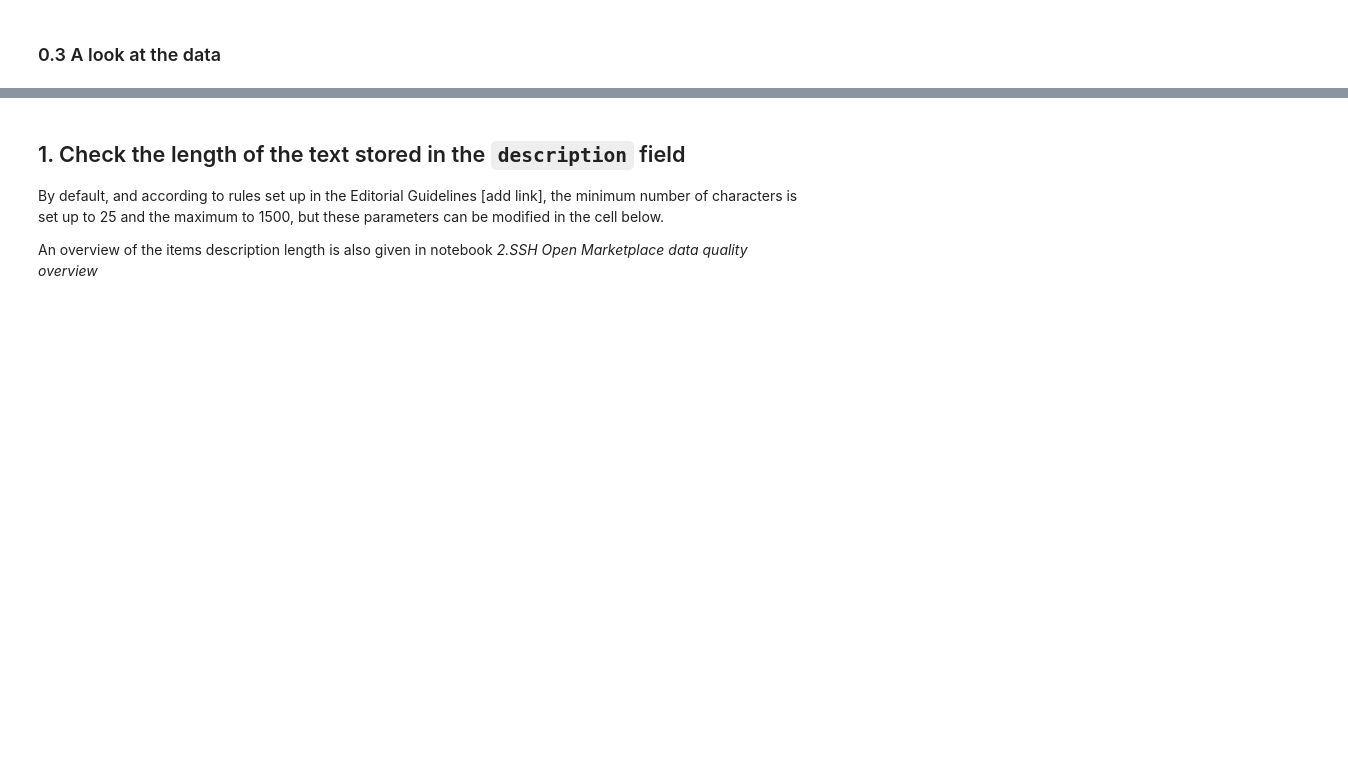
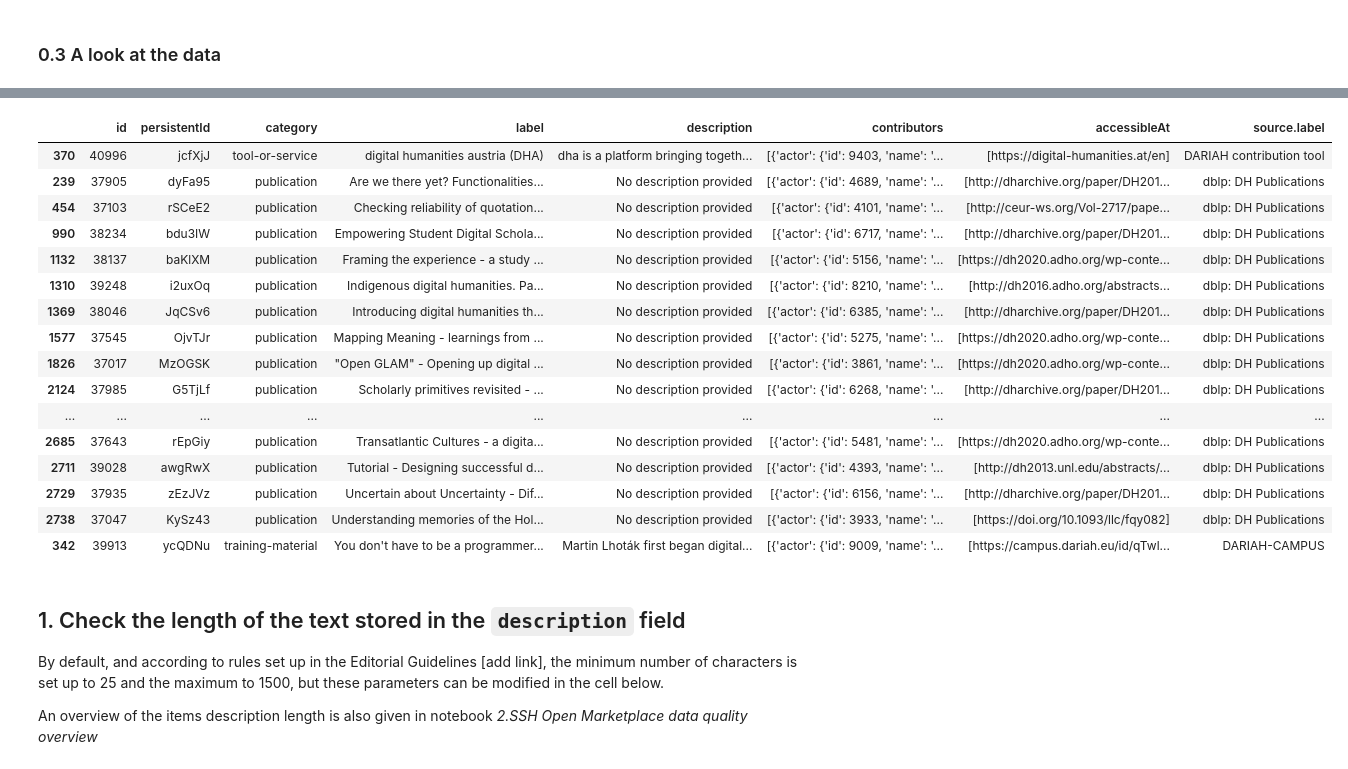
Before and after one commit to SSHOC/marketplace-curation, a Jupyter notebook: 3.2CurationFlagDescription.ipynb, the cells around one changed output, grey strips where cells are left out. Saved outputs shown, nothing was run; the diff lists cells and outputs as text; code cells hidden in the pictures; blank space fills up the shorter version.

```diff
--- a/3.2CurationFlagDescription.ipynb
+++ b/3.2CurationFlagDescription.ipynb
@@ -71,3 +78,24 @@ df_all_items_work.tail()
+# %%
+df_all_items_work_puppets=df_all_items_work[df_all_items_work.label.str.contains('digital humanities')]
+df_all_items_work_puppets
+# %% [output]
+|  | id | persistentId | category | label | description | contributors | accessibleAt | source.label |
+| 370 | 40996 | jcfXjJ | tool-or-service | digital humanities austria (DHA) | dha is a platform bringing togeth... | [{'actor': {'id': 9403, 'name': '... | [https://digital-humanities.at/en] | DARIAH contribution tool |
+| 239 | 37905 | dyFa95 | publication | Are we there yet? Functionalities... | No description provided | [{'actor': {'id': 4689, 'name': '... | [http://dharchive.org/paper/DH201... | dblp: DH Publications |
+| 454 | 37103 | rSCeE2 | publication | Checking reliability of quotation... | No description provided | [{'actor': {'id': 4101, 'name': '... | [http://ceur-ws.org/Vol-2717/pape... | dblp: DH Publications |
+| 990 | 38234 | bdu3IW | publication | Empowering Student Digital Schola... | No description provided | [{'actor': {'id': 6717, 'name': '... | [http://dharchive.org/paper/DH201... | dblp: DH Publications |
+| 1132 | 38137 | baKlXM | publication | Framing the experience - a study ... | No description provided | [{'actor': {'id': 5156, 'name': '... | [https://dh2020.adho.org/wp-conte... | dblp: DH Publications |
+| 1310 | 39248 | i2uxOq | publication | Indigenous digital humanities. Pa... | No description provided | [{'actor': {'id': 8210, 'name': '... | [http://dh2016.adho.org/abstracts... | dblp: DH Publications |
+| 1369 | 38046 | JqCSv6 | publication | Introducing digital humanities th... | No description provided | [{'actor': {'id': 6385, 'name': '... | [http://dharchive.org/paper/DH201... | dblp: DH Publications |
+| 1577 | 37545 | OjvTJr | publication | Mapping Meaning - learnings from ... | No description provided | [{'actor': {'id': 5275, 'name': '... | [https://dh2020.adho.org/wp-conte... | dblp: DH Publications |
+| 1826 | 37017 | MzOGSK | publication | "Open GLAM" - Opening up digital ... | No description provided | [{'actor': {'id': 3861, 'name': '... | [https://dh2020.adho.org/wp-conte... | dblp: DH Publications |
+| 2124 | 37985 | G5TjLf | publication | Scholarly primitives revisited - ... | No description provided | [{'actor': {'id': 6268, 'name': '... | [http://dharchive.org/paper/DH201... | dblp: DH Publications |
+| ... | ... | ... | ... | ... | ... | ... | ... | ... |
+| 2685 | 37643 | rEpGiy | publication | Transatlantic Cultures - a digita... | No description provided | [{'actor': {'id': 5481, 'name': '... | [https://dh2020.adho.org/wp-conte... | dblp: DH Publications |
+| 2711 | 39028 | awgRwX | publication | Tutorial - Designing successful d... | No description provided | [{'actor': {'id': 4393, 'name': '... | [http://dh2013.unl.edu/abstracts/... | dblp: DH Publications |
+| 2729 | 37935 | zEzJVz | publication | Uncertain about Uncertainty - Dif... | No description provided | [{'actor': {'id': 6156, 'name': '... | [http://dharchive.org/paper/DH201... | dblp: DH Publications |
+| 2738 | 37047 | KySz43 | publication | Understanding memories of the Hol... | No description provided | [{'actor': {'id': 3933, 'name': '... | [https://doi.org/10.1093/llc/fqy082] | dblp: DH Publications |
+| 342 | 39913 | ycQDNu | training-material | You don't have to be a programmer... | Martin Lhoták first began digital... | [{'actor': {'id': 9009, 'name': '... | [https://campus.dariah.eu/id/qTwl... | DARIAH-CAMPUS |
 # %% [markdown]
 ## 1. Check the length of the text stored in the `description` field
 
```
Also changed, not shown: parts of 11 cells of this notebook, 1 other file.
